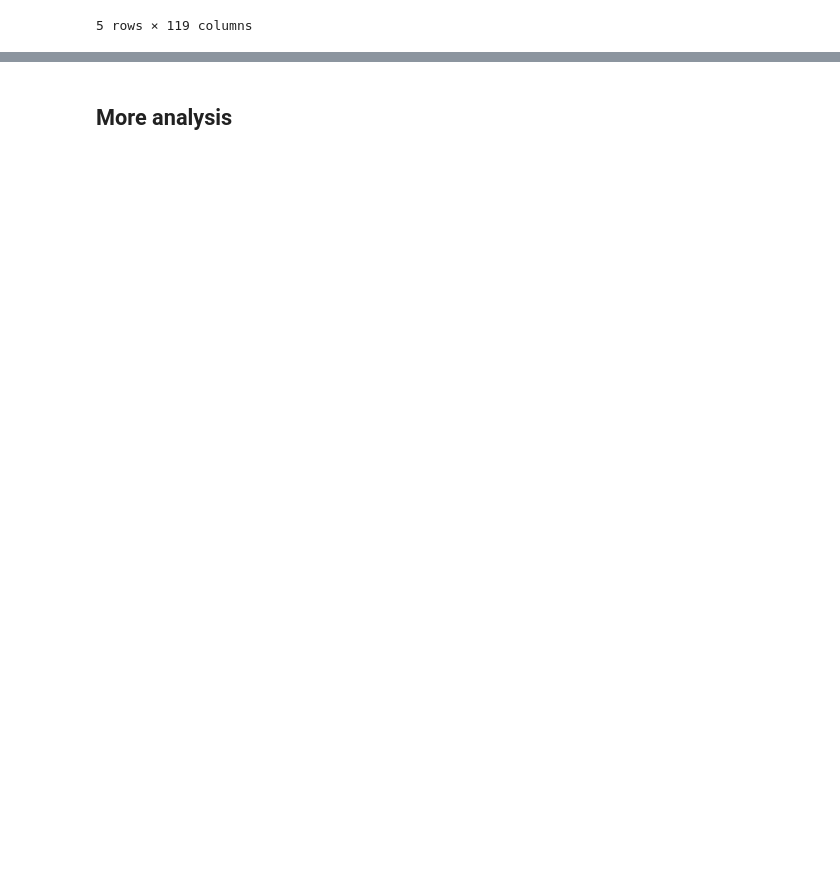
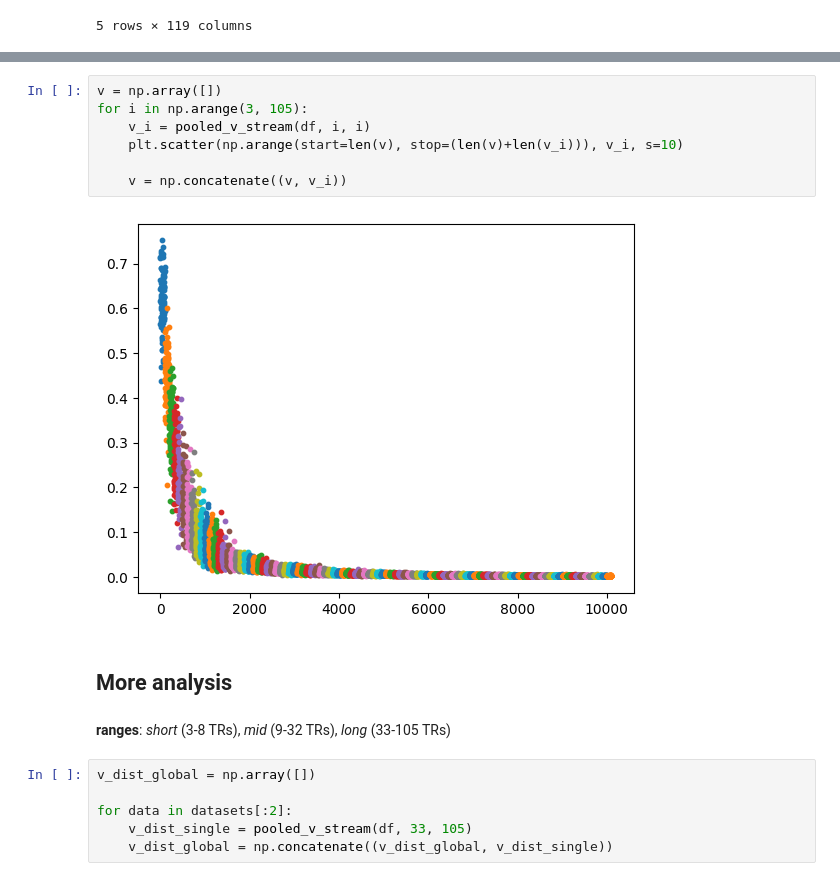
Before and after one commit to paololapo/Dynamic_FC_analysis, a Jupyter notebook: notebook.ipynb, the cells around one changed output, grey strips where cells are left out. Drawn from its saved outputs; the diff is of its cells as text; blank space fills up the shorter version.

```diff
--- a/notebook.ipynb
+++ b/notebook.ipynb
@@ -82,2 +82,19 @@ plt.hist(v_dist)
+# %%
+v = np.array([])
+for i in np.arange(3, 105):
+    v_i = pooled_v_stream(df, i, i)
+    plt.scatter(np.arange(start=len(v), stop=(len(v)+len(v_i))), v_i, s=10)
+
+    v = np.concatenate((v, v_i))
+# %% [output]
+[figure, added]
 # %% [markdown]
 ## More analysis
+# %% [markdown]
+**ranges**:  *short* (3-8 TRs), *mid* (9-32 TRs), *long* (33-105 TRs)
+# %%
+v_dist_global = np.array([])
+
+for data in datasets[:2]:
+    v_dist_single = pooled_v_stream(df, 33, 105)
+    v_dist_global = np.concatenate((v_dist_global, v_dist_single))
```
Also changed, not shown: parts of 6 cells of this notebook.
